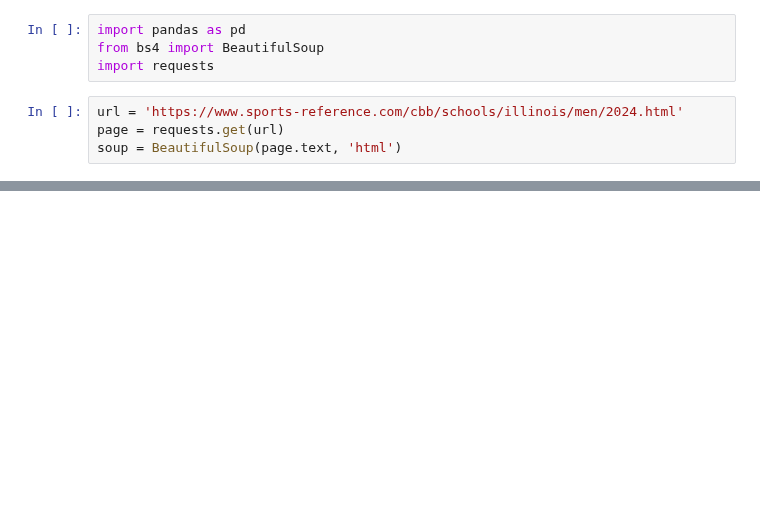
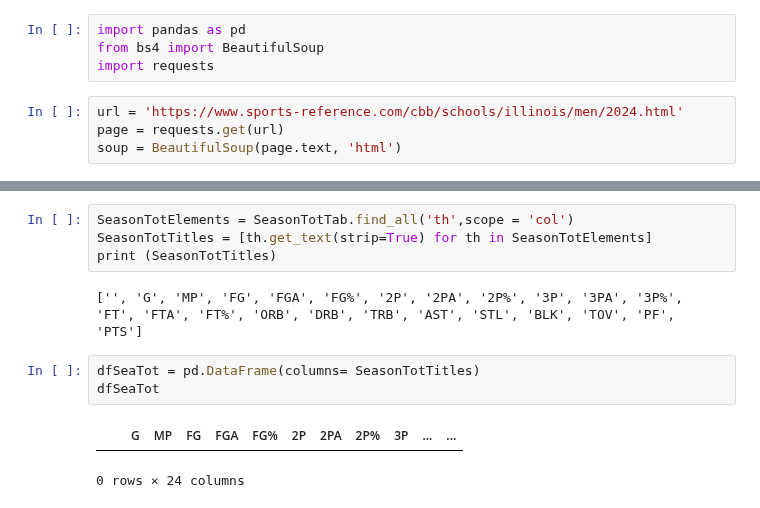
Before and after one commit to isaac-turk/DataDiveFa24, a Jupyter notebook: 2023 -2024/2023-24-scrape.ipynb, the cells around one changed output, grey strips where cells are left out. Saved outputs shown, nothing was run; the diff lists cells and outputs as text; blank space fills up the shorter version.

```diff
--- a/2023 -2024/2023-24-scrape.ipynb
+++ b/2023 -2024/2023-24-scrape.ipynb
@@ -74,0 +169,12 @@ soup.find_all('th aria-label')
+# %%
+SeasonTotElements = SeasonTotTab.find_all('th',scope = 'col')
+SeasonTotTitles = [th.get_text(strip=True) for th in SeasonTotElements]
+print (SeasonTotTitles)
+# %% [output]
+['', 'G', 'MP', 'FG', 'FGA', 'FG%', '2P', '2PA', '2P%', '3P', '3PA', '3P%', 'FT', 'FTA', 'FT%', 'ORB', 'DRB', 'TRB', 'AST', 'STL', 'BLK', 'TOV', 'PF', 'PTS']
+# %%
+dfSeaTot = pd.DataFrame(columns= SeasonTotTitles)
+dfSeaTot
+# %% [output]
+|  |  | G | MP | FG | FGA | FG% | 2P | 2PA | 2P% | 3P | ... | ... |
+0 rows × 24 columns
```
Also changed, not shown: parts of 20 cells of this notebook, 3 other files.
